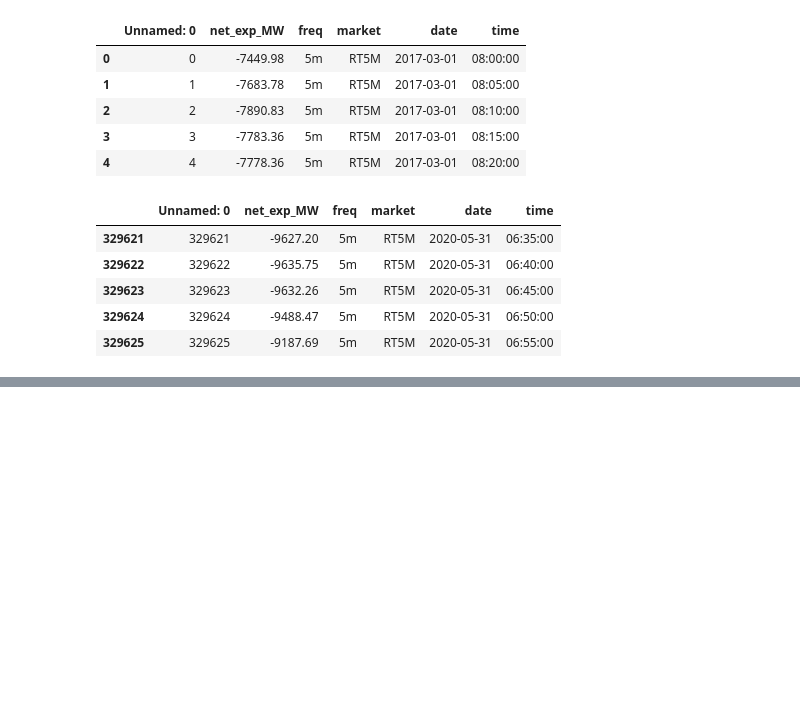
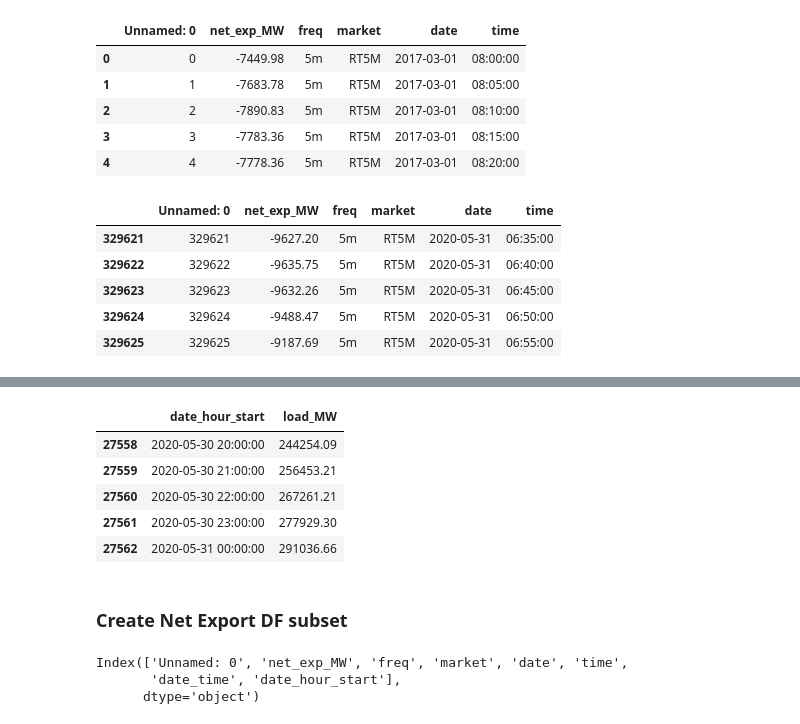
Before and after one commit to Morgan-Sell/caiso-price-forecast, a Jupyter notebook: caiso-eda.ipynb, the cells around one changed output, grey strips where cells are left out. Drawn from its saved outputs; the diff is of its cells as text; code cells hidden in the pictures; blank space fills up the shorter version.

```diff
--- a/caiso-eda.ipynb
+++ b/caiso-eda.ipynb
@@ -511,0 +564,8 @@ net_ex_data.tail()
+# %%
+load_17_20['date_time'] = pd.to_datetime(load_17_20['date'] + ' ' + load_17_20['time'])
+load_17_20['date_hour_start'] = load_17_20['date_time'].apply(lambda x: x.replace(microsecond=0,second=0, minute=0))
+load_pivot = load_17_20.pivot_table(index='date_hour_start', values='load_MW', aggfunc='sum').reset_index()
+load_pivot.sort_values(by='date_hour_start', inplace=True)
+# load_pivot.head()
+load_19_20 = load_pivot[(load_pivot['date_hour_start'] >= begin_date_time) & (load_pivot['date_hour_start'] <= end_date_time)].copy()
+load_19_20.info()
@@ -511,0 +580,17 @@ net_ex_data.tail()
+# %%
+load_19_20.tail()
+# %% [output]
+|  | date_hour_start | load_MW |
+| 27558 | 2020-05-30 20:00:00 | 244254.09 |
+| 27559 | 2020-05-30 21:00:00 | 256453.21 |
+| 27560 | 2020-05-30 22:00:00 | 267261.21 |
+| 27561 | 2020-05-30 23:00:00 | 277929.30 |
+| 27562 | 2020-05-31 00:00:00 | 291036.66 |
+# %% [markdown]
+### Create Net Export DF subset
+# %%
+net_ex_17_20.columns
+# %% [output]
+Index(['Unnamed: 0', 'net_exp_MW', 'freq', 'market', 'date', 'time',
+       'date_time', 'date_hour_start'],
+      dtype='object')
```
Also changed, not shown: parts of 16 cells of this notebook.
